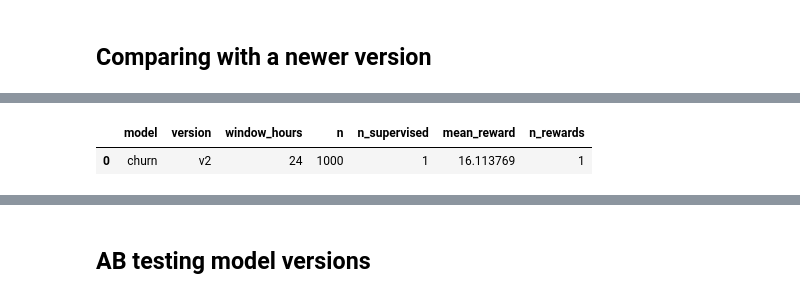
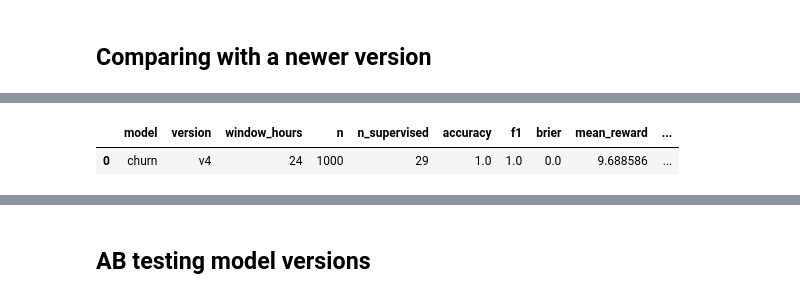
Before and after one commit to nikosga/mlserve.com-notebooks, a Jupyter notebook: notebooks/intro-with-xgboost.ipynb, the cells around one changed output, grey strips where cells are left out. Cells and saved outputs as stored; diff of their text form; code cells hidden in the pictures.

```diff
--- a/notebooks/mlserve-demo-quick-start.ipynb
+++ b/notebooks/intro-with-xgboost.ipynb
@@ -311,8 +308,8 @@ client.send_feedback(feedback)
 # %%
-client.get_online_metrics("churn", "v2", window_hours=24, as_dataframe=True)
+client.get_online_metrics("churn", next_version, window_hours=24, as_dataframe=True)
 # %% [output]
-|  | model | version | window_hours | n | n_supervised | mean_reward | n_rewards |
-| 0 | churn | v2 | 24 | 1000 | 1 | 16.113769 | 1 |
+|  | model | version | window_hours | n | n_supervised | accuracy | f1 | brier | mean_reward | ... |
+| 0 | churn | v4 | 24 | 1000 | 29 | 1.0 | 1.0 | 0.0 | 9.688586 | ... |
 # %%
 client.get_model_evolution("churn", as_dataframe=True)
 # %% [output]
```
Also changed, not shown: parts of 26 cells of this notebook, 2 other files.
